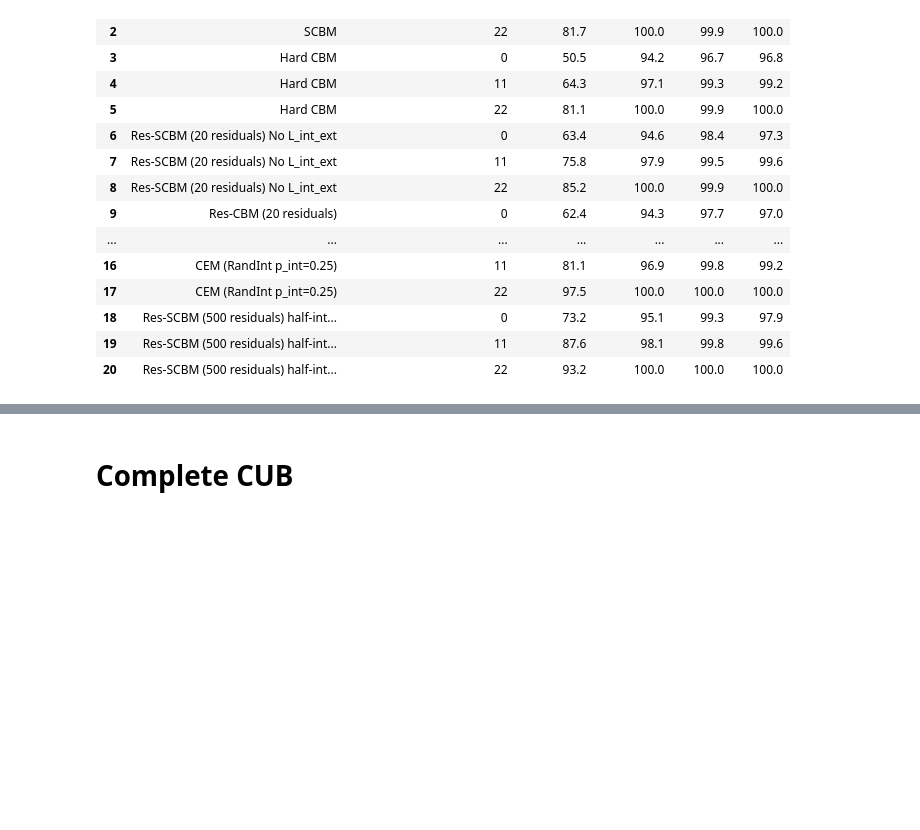
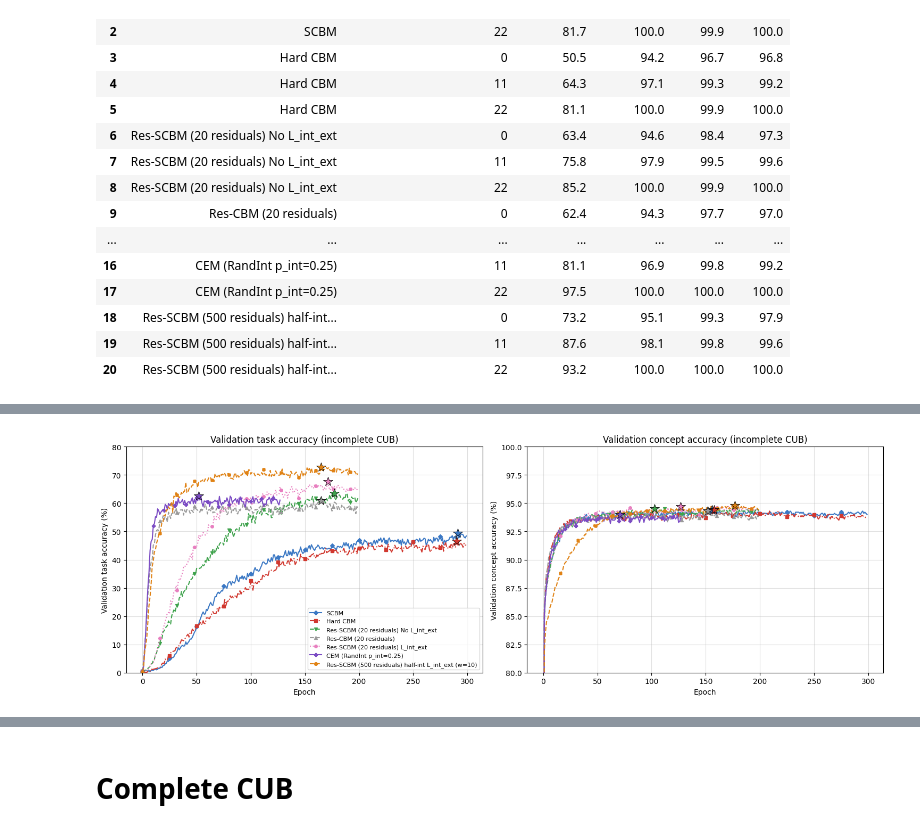
Before and after one commit to stephenmarcou/SCBM_implementation, a Jupyter notebook: results_aug.ipynb, the cells around one changed output, grey strips where cells are left out. Drawn from its saved outputs; the diff is of its cells as text; code cells hidden in the pictures; blank space fills up the shorter version.

```diff
--- a/results_aug.ipynb
+++ b/results_aug.ipynb
@@ -250,0 +261,85 @@ df
+# %%
+VAL_LINE_RE = re.compile(r"^Epoch (\d+), Validation:")
+
+
+def extract_val_curve_from_log(model_dir, model_type="scbm", dataset="CUB", metric="y_accuracy"):
+    """Validation curve for one run, from its log.txt. Same (model_dir, model_type)
+    addressing as extract_info_from_intervention_log."""
+    experiment_path = os.path.join("experiments", model_type, dataset)
+    epochs, values = [], []
+
+    with open(os.path.join(experiment_path, model_dir, "log.txt"), "r") as f:
+        for line in f:
+            m = VAL_LINE_RE.match(line)
+            if not m:
+                continue
+            v = re.search(rf"{metric}:\s*([0-9.]+)", line)
+            if v:
+                epochs.append(int(m.group(1)))
+                values.append(float(v.group(1)) * 100)
+    return epochs, values
+
+
+def plot_validation_curves(models, title, metric="y_accuracy", ylabel="Validation task accuracy (%)",
+                           extract_kwargs=None, ax=None):
+    if ax is None:
+        fig, ax = plt.subplots(figsize=(8, 5))
+    for i, (label, model_dir, model_type) in enumerate(models):
+        epochs, values = extract_val_curve_from_log(
+            model_dir, model_type=model_type, metric=metric, **(extract_kwargs or {})
+        )
+        color = PLOT_COLORS[i % len(PLOT_COLORS)]
+        ax.plot(
+            epochs,
+            values,
+            label=label,
+            marker=PLOT_MARKERS[i % len(PLOT_MARKERS)],
+            linestyle=PLOT_LINESTYLES[i % len(PLOT_LINESTYLES)],
+            color=color,
+            markersize=4,
+            markevery=max(1, len(epochs) // 12),
+            linewidth=1.5,
+        )
+        # Best validation epoch -- the checkpoint model_best.pth was taken from.
+        best = max(values)
+        ax.plot(epochs[values.index(best)], best, marker="*", markersize=13,
+                color=color, markeredgecolor="k", markeredgewidth=0.6, zorder=5)
+
+    ax.set_xlabel("Epoch")
+    ax.set_ylabel(ylabel)
+    ax.set_title(title)
+    ax.grid(True, alpha=0.4)
+    return ax
+
+
+fig, axes = plt.subplots(1, 2, figsize=(15, 5.2))
+plot_validation_curves(models, "Validation task accuracy (incomplete CUB)",
+                       metric="y_accuracy", ylabel="Validation task accuracy (%)",
+                       extract_kwargs={"dataset": "CUB"}, ax=axes[0])
+plot_validation_curves(models, "Validation concept accuracy (incomplete CUB)",
+                       metric="c_accuracy", ylabel="Validation concept accuracy (%)",
+                       extract_kwargs={"dataset": "CUB"}, ax=axes[1])
+axes[0].set_ylim(0, 80)
+axes[1].set_ylim(80, 100)
+axes[0].legend(fontsize=8, loc="lower right")
+plt.tight_layout()
+plt.show()
+
+val_rows = []
+for label, model_dir, model_type in models:
+    epochs, y_values = extract_val_curve_from_log(model_dir, model_type=model_type, dataset="CUB")
+    _, c_values = extract_val_curve_from_log(model_dir, model_type=model_type, dataset="CUB",
+                                             metric="c_accuracy")
+    val_rows.append({
+        "model_name": label,
+        "epochs_logged": len(epochs),
+        "best_val_y_accuracy": max(y_values),
+        "best_epoch": epochs[y_values.index(max(y_values))],
+        "final_val_y_accuracy": y_values[-1],
+        "best_val_c_accuracy": max(c_values),
+    })
+
+val_df = pd.DataFrame(val_rows)
+val_df
+# %% [output]
+[figure, added]
```
Also changed, not shown: parts of 3 cells of this notebook, 7 other files.
